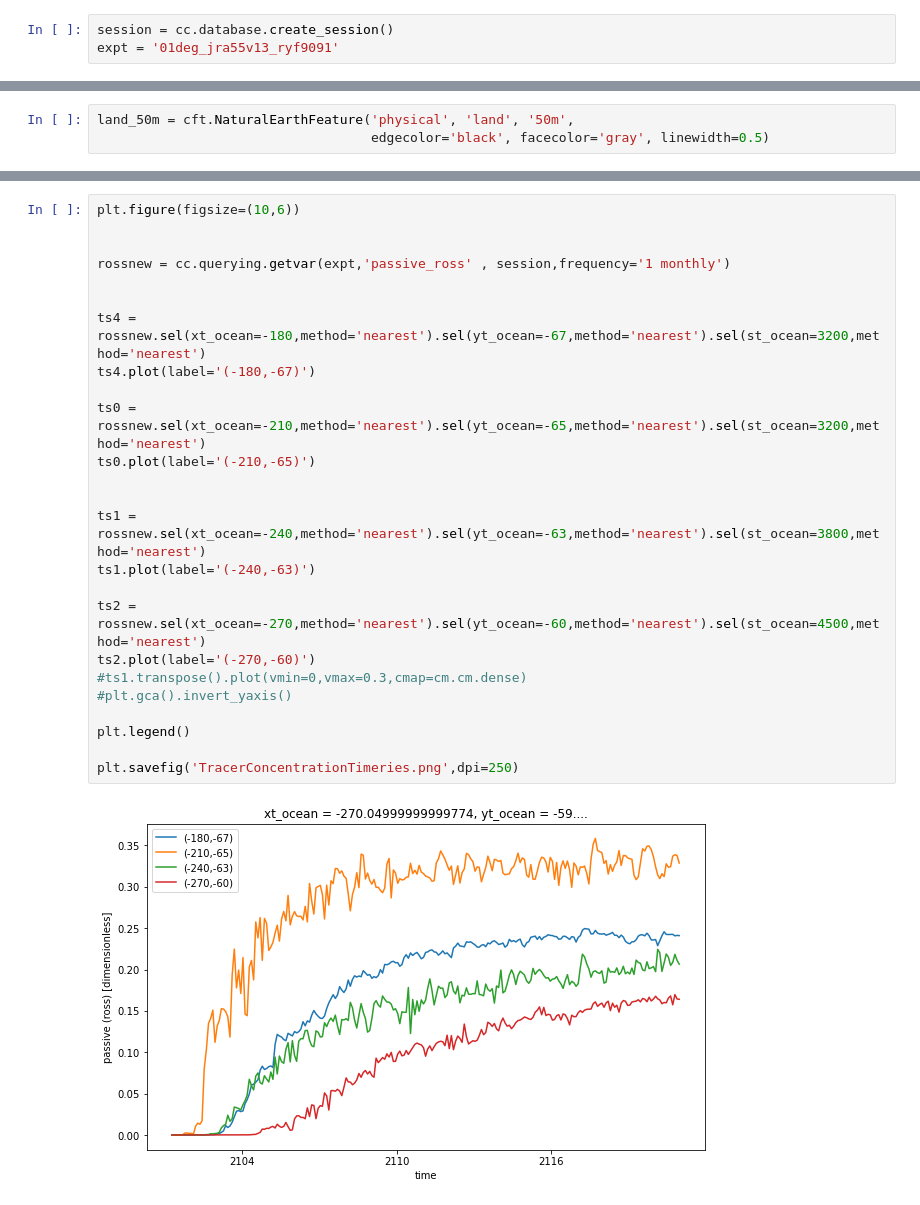
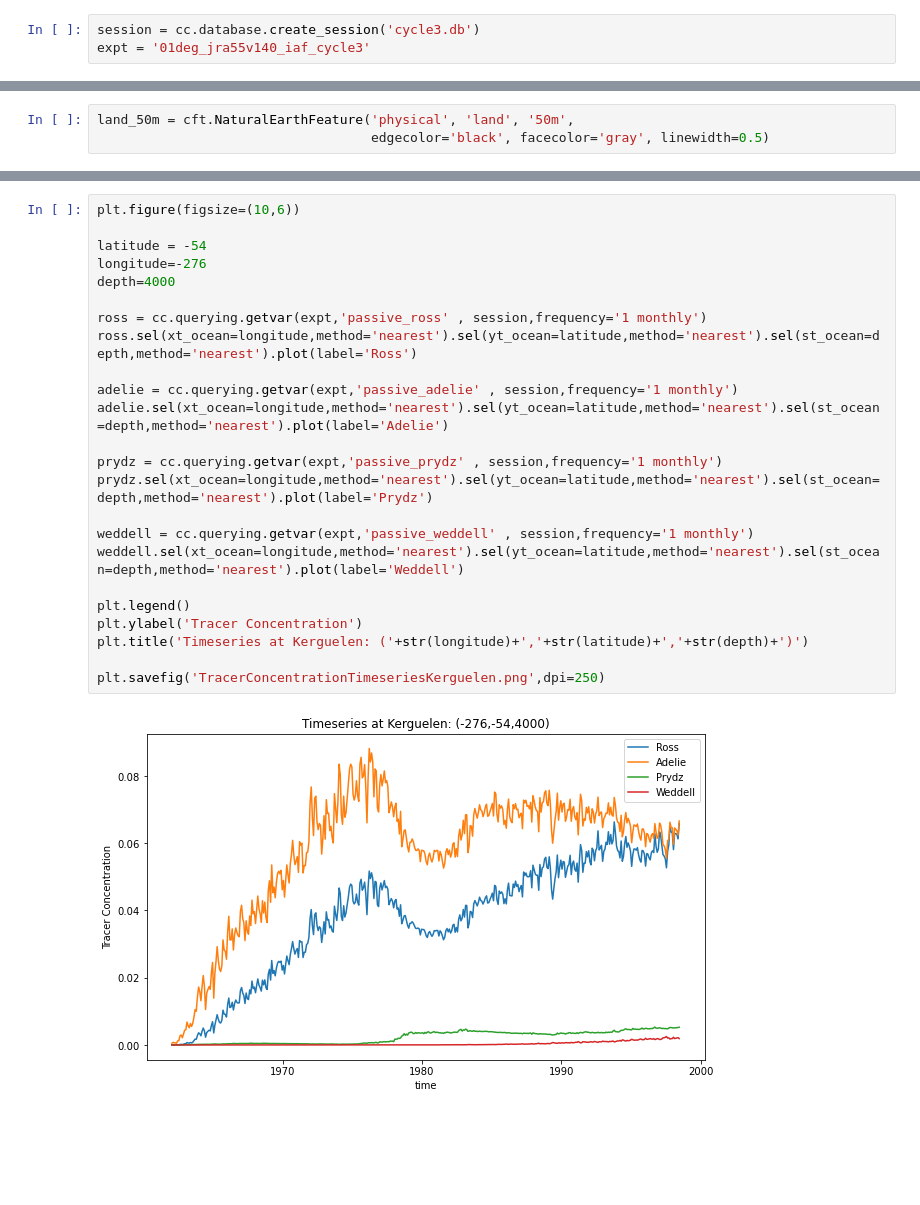
Before and after one commit to AndyHoggANU/CC_sandbox, a Jupyter notebook: PassiveTracer.ipynb, the cells around one changed output, grey strips where cells are left out. Saved outputs shown, nothing was run; the diff lists cells and outputs as text; blank space fills up the shorter version.

```diff
--- a/PassiveTracer.ipynb
+++ b/PassiveTracer.ipynb
@@ -19,3 +31,3 @@ client
 # %%
-session = cc.database.create_session()
-expt = '01deg_jra55v13_ryf9091'
+session = cc.database.create_session('cycle3.db')
+expt = '01deg_jra55v140_iaf_cycle3'
@@ -170,27 +388,26 @@ plt.savefig('TracerConcentrationTransects.png',dpi=250)
 # %%
 plt.figure(figsize=(10,6))
 
+latitude = -54
+longitude=-276
+depth=4000
 
-rossnew = cc.querying.getvar(expt,'passive_ross' , session,frequency='1 monthly')
+ross = cc.querying.getvar(expt,'passive_ross' , session,frequency='1 monthly')
+ross.sel(xt_ocean=longitude,method='nearest').sel(yt_ocean=latitude,method='nearest').sel(st_ocean=depth,method='nearest').plot(label='Ross')
 
+adelie = cc.querying.getvar(expt,'passive_adelie' , session,frequency='1 monthly')
+adelie.sel(xt_ocean=longitude,method='nearest').sel(yt_ocean=latitude,method='nearest').sel(st_ocean=depth,method='nearest').plot(label='Adelie')
 
-ts4 = rossnew.sel(xt_ocean=-180,method='nearest').sel(yt_ocean=-67,method='nearest').sel(st_ocean=3200,method='nearest')
-ts4.plot(label='(-180,-67)')
+prydz = cc.querying.getvar(expt,'passive_prydz' , session,frequency='1 monthly')
+prydz.sel(xt_ocean=longitude,method='nearest').sel(yt_ocean=latitude,method='nearest').sel(st_ocean=depth,method='nearest').plot(label='Prydz')
 
-ts0 = rossnew.sel(xt_ocean=-210,method='nearest').sel(yt_ocean=-65,method='nearest').sel(st_ocean=3200,method='nearest')
-ts0.plot(label='(-210,-65)')
-
-
-ts1 = rossnew.sel(xt_ocean=-240,method='nearest').sel(yt_ocean=-63,method='nearest').sel(st_ocean=3800,method='nearest')
-ts1.plot(label='(-240,-63)')
-
-ts2 = rossnew.sel(xt_ocean=-270,method='nearest').sel(yt_ocean=-60,method='nearest').sel(st_ocean=4500,method='nearest')
-ts2.plot(label='(-270,-60)')
-#ts1.transpose().plot(vmin=0,vmax=0.3,cmap=cm.cm.dense)
-#plt.gca().invert_yaxis()
+weddell = cc.querying.getvar(expt,'passive_weddell' , session,frequency='1 monthly')
+weddell.sel(xt_ocean=longitude,method='nearest').sel(yt_ocean=latitude,method='nearest').sel(st_ocean=depth,method='nearest').plot(label='Weddell')
 
 plt.legend()
+plt.ylabel('Tracer Concentration')
+plt.title('Timeseries at Kerguelen: ('+str(longitude)+','+str(latitude)+','+str(depth)+')')
 
-plt.savefig('TracerConcentrationTimeries.png',dpi=250)
+plt.savefig('TracerConcentrationTimeseriesKerguelen.png',dpi=250)
 # %% [output]
-[figure, old version]
+[figure, new version]
```
Also changed, not shown: parts of 24 cells of this notebook, 2 other files.
